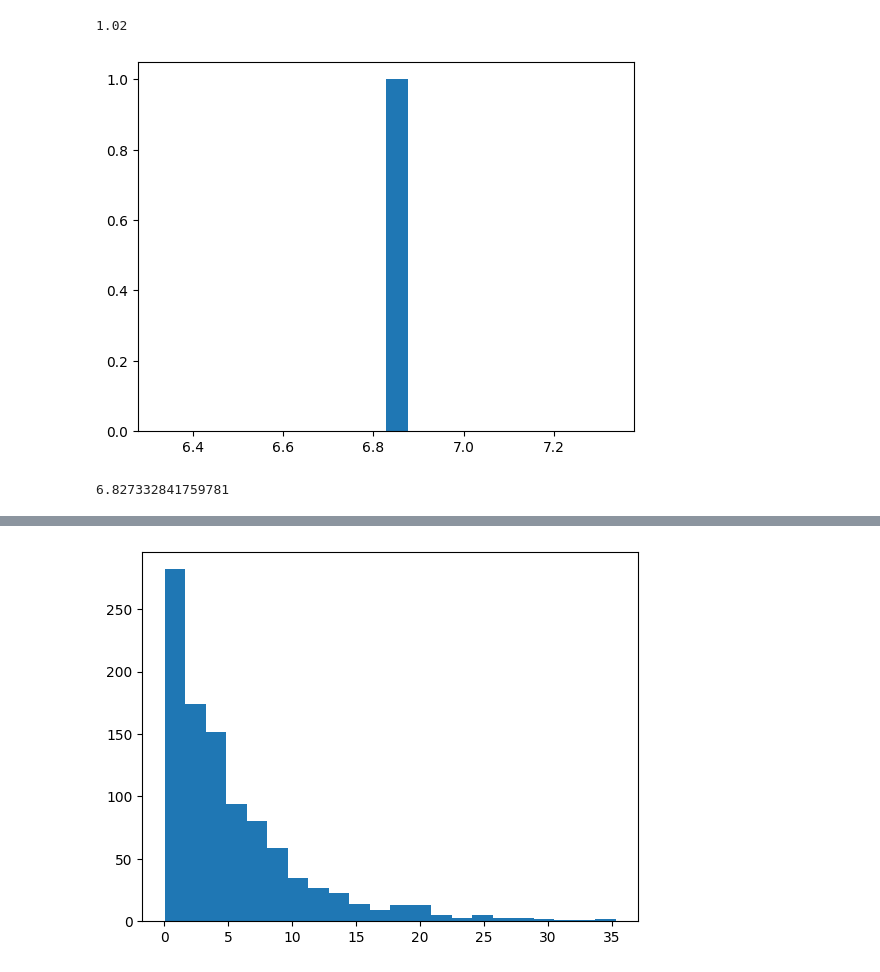
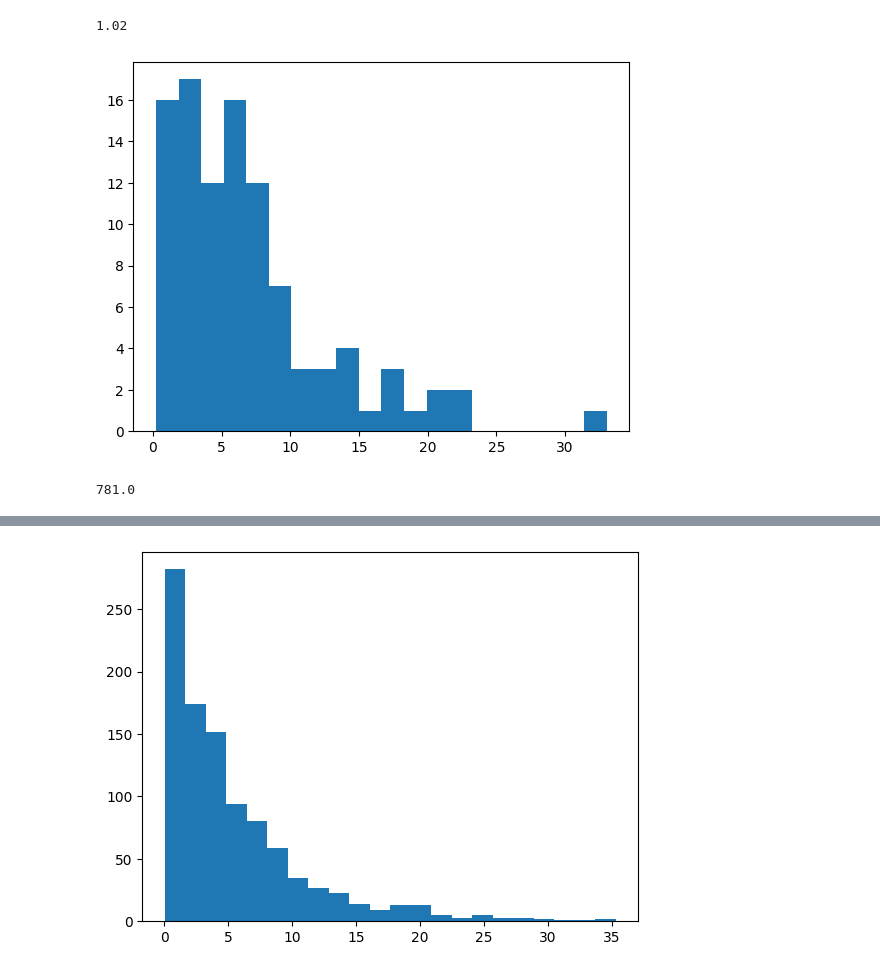
Before and after one commit to lewisl/CovidSim, a Jupyter notebook: prototyping.ipynb, the cells around one changed output, grey strips where cells are left out. Cells and saved outputs as stored; diff of their text form; code cells hidden in the pictures.

```diff
--- a/prototyping.ipynb
+++ b/prototyping.ipynb
@@ -84,10 +88,10 @@ hist(x,22);
 [figure]
 1.02
 # %%
-dgamma = Gamma(1.2,5)  #shape, scale
-x = rand(dgamma,1);
-println(mean(x))
-hist(x,20);
+dgamma = Gamma(1.2,6)  #shape, scale
+x = rand(dgamma,100);
+hh = hist(x,20);
+println(ceil(sum(hh[1] .* hh[2][2:end])))
 # %% [output]
-[figure, old version]
+[figure, new version]
-6.827332841759781
+781.0
```
Also changed, not shown: parts of 2 cells of this notebook, 1 other file.
